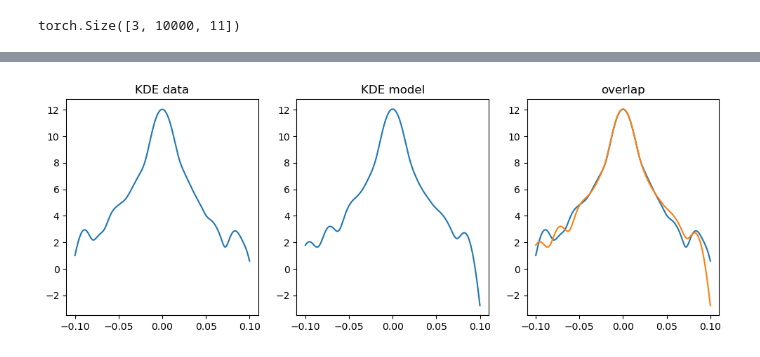
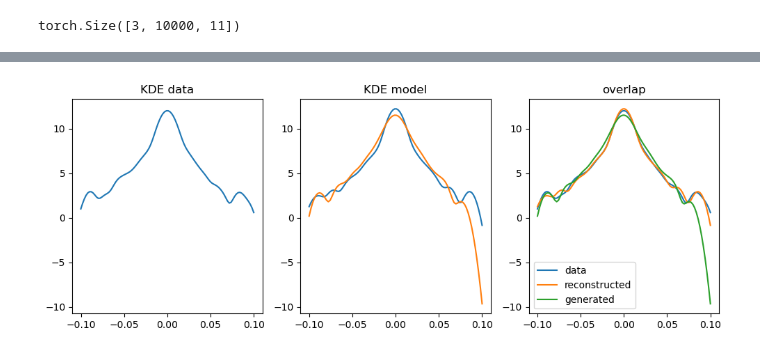
Before and after one commit to jetark/mzs, a Jupyter notebook: cvae_mzs.ipynb, the cells around one changed output, grey strips where cells are left out. Drawn from its saved outputs; the diff is of its cells as text; code cells hidden in the pictures.

```diff
--- a/cvae_mzs.ipynb
+++ b/cvae_mzs.ipynb
@@ -115,7 +115,9 @@ def loss_2(mu, logvar):
 learning_rate = 1e-4
 batch_size = 32
 beta1 = 10
-beta2 = 2e-5
+beta2 = 1e-5
+# beta2: 2e-5 is okay, but converges to a point in latent space for long enough training.
+# 1e-5: slightly overfits reconstruction, very slow to train a good latent space representation.
 data_loader = DataLoader(data, batch_size=batch_size, shuffle=False)
 VAE = VarAutoencoder(2)
 optimizer = torch.optim.Adam(VAE.parameters(),
@@ -124,5 +132,5 @@ optimizer = torch.optim.Adam(VAE.parameters(),
 # %%
-epochs = 40
+epochs = 200
 losses = []
 r_norms = None
 r_new = None
@@ -175,0 +191,16 @@ with torch.no_grad():
+# %%
+# estimating mean and std of latent space distribution
+ind = numpy.random.choice(len(data), len(data))
+labels = data[:][1]
+print(labels.shape)
+with torch.no_grad():
+    _, _, _, z = VAE(data[ind][0], data[ind][1], return_latent=True)
+
+    #mu = torch.mean(z,0)
+    #std = torch.std(z,0)
+
+    mu = torch.zeros(2)
+    std = torch.ones(2)
+
+    # generating samples
+    generated = VAE.sample(labels, mu, std, num_samples=len(labels))
@@ -232,8 +265,16 @@ mean [-0.14962853 -0.7367674 ] std [0.3722955 0.1767743]
 # %%
 r_x = r_aux[:, 0].reshape(-1, 1)
 rx_new = r_new[-1, :, 0].reshape(-1, 1)
+gen_x = generated[:, 0].reshape(-1, 1)
 
+# Original data
 kde1 = KernelDensity(bandwidth=0.005)
 kde1.fit(r_aux)
+
+# Reconstructed data
 kde2 = KernelDensity(bandwidth=0.005)
-kde2.fit(r_new[-1]);
+kde2.fit(r_new[-1])
+
+# Generated data
+kde3 = KernelDensity(bandwidth=0.005)
+kde3.fit(generated);
@@ -240,26 +291,30 @@ kde2.fit(r_new[-1]);
 # %%
-grid = numpy.linspace(-0.1, 0.1, 1000)
-z = numpy.full((1000,2), 0)
+grid = numpy.linspace(-0.1, 0.1, 100)
+z = numpy.full((100,2), 0)
 grid = numpy.concatenate((grid[:, numpy.newaxis],z), axis=1)
 pdf_data = kde1.score_samples(grid)
 pdf_rec = kde2.score_samples(grid)
+pdf_gen = kde3.score_samples(grid)
 
 fig = plt.figure(figsize=(12,4))
 
 ax1 = fig.add_subplot(1,3,1)
 ax1.plot(grid[:,0], pdf_data)
 ax1.set_title('KDE data')
 
 ax2 = fig.add_subplot(1,3,2, sharex=ax1, sharey=ax1)
 ax2.plot(grid[:,0], pdf_rec)
+ax2.plot(grid[:,0], pdf_gen)
 ax2.set_title('KDE model')
 
 ax3 = fig.add_subplot(1,3,3)
-ax3.plot(grid[:,0], pdf_data)
-ax3.plot(grid[:,0], pdf_rec)
+ax3.plot(grid[:,0], pdf_data, label='data')
+ax3.plot(grid[:,0], pdf_rec, label='reconstructed')
+ax3.plot(grid[:,0], pdf_gen, label='generated')
 ax3.set_title('overlap')
+ax3.legend()
 fig.show()
 # %% [output]
-[figure, old version]
+[figure, new version]
 # %%
 # Save model parameters
```
Also changed, not shown: parts of 8 cells of this notebook, 1 other file.
